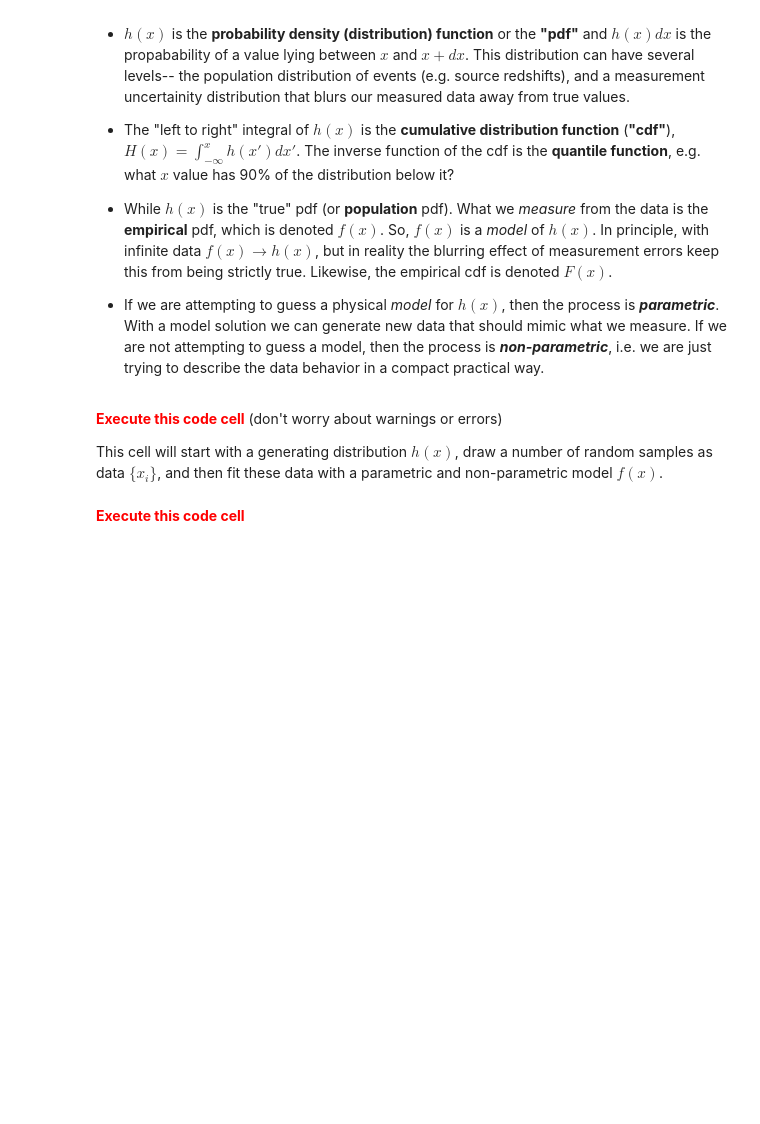
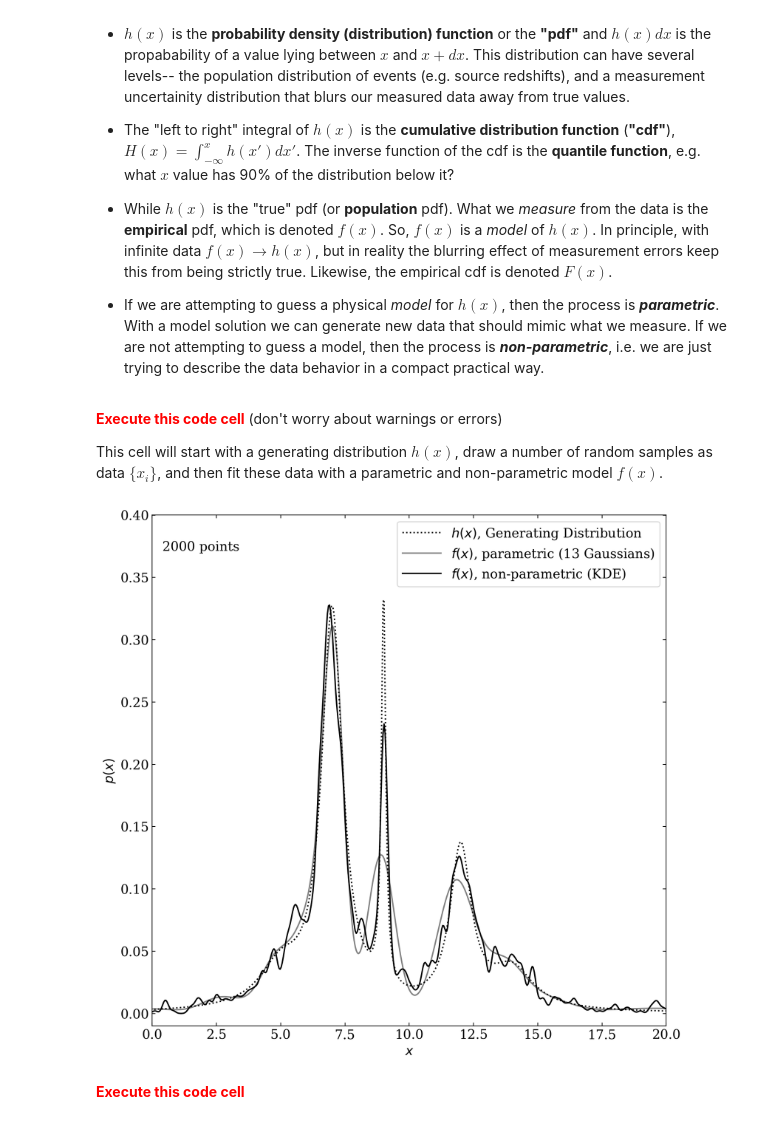
Before and after one commit to wrighj26/scicomp2_F25_wright, a Jupyter notebook: notebooks/stats/Lecture_2_prob_intro.ipynb, the cells around one changed output. Drawn from its saved outputs; the diff is of its cells as text; code cells hidden in the pictures; blank space fills up the shorter version.

```diff
--- a/notebooks/stats/Lecture_2_prob_intro.ipynb
+++ b/notebooks/stats/Lecture_2_prob_intro.ipynb
@@ -77,7 +77,7 @@ from sklearn.mixture import GaussianMixture
 # you can set usetex to False.
 if "setup_text_plots" not in globals():
     from astroML.plotting import setup_text_plots
-setup_text_plots(fontsize=14, usetex=True)
+setup_text_plots(fontsize=14, usetex=False)
 %config InlineBackend.figure_format='retina' # very useful command for high-res images
 
 #------------------------------------------------------------
@@ -105,33 +105,35 @@ xgrid = np.linspace(-10, 30, 1000)
 
 # Compute density with KDE
 kde = KernelDensity(bandwidth=0.1, kernel='gaussian')
 kde.fit(x[:, None])
 dens_kde = np.exp(kde.score_samples(xgrid[:, None]))
 
 # Compute density via Gaussian Mixtures using a pre-defined number of clusters (13)
 gmm = GaussianMixture(n_components=13).fit(x.reshape(-1, 1))
 logprob = gmm.score_samples(xgrid.reshape(-1, 1))
 fx = lambda j : np.exp(gmm.score_samples(j.reshape(-1, 1)))
 
 # plot the results
 ax.plot(xgrid, hx(xgrid), ':', color='black', zorder=3,
             label="$h(x)$, Generating Distribution")
 ax.plot(xgrid, fx(np.array(xgrid)), '-', color='gray',
             label="$f(x)$, parametric (13 Gaussians)")
 ax.plot(xgrid, dens_kde, '-', color='black', zorder=3,
             label="$f(x)$, non-parametric (KDE)")
 
 # label the plot
 ax.text(0.02, 0.95, "%i points" % N, ha='left', va='top',
             transform=ax.transAxes)
 ax.set_ylabel('$p(x)$',fontsize=14)
 ax.legend(loc='upper right')
 
 ax.set_xlabel('$x$',fontsize=14)
 ax.set_xlim(0, 20)
 ax.set_ylim(-0.01, 0.4001)
 
 plt.show()
+# %% [output]
+[figure, added]
 # %% [markdown]
 <font color='red'>**Execute this code cell**</font>
 # %%
```
Also changed, not shown: parts of 1 cell of this notebook, 4 other files.
